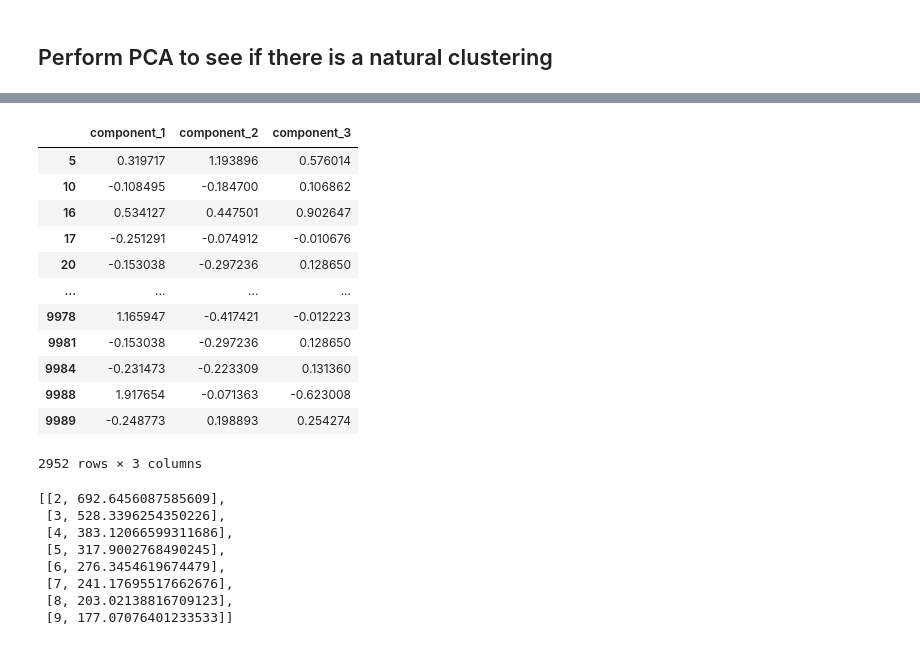
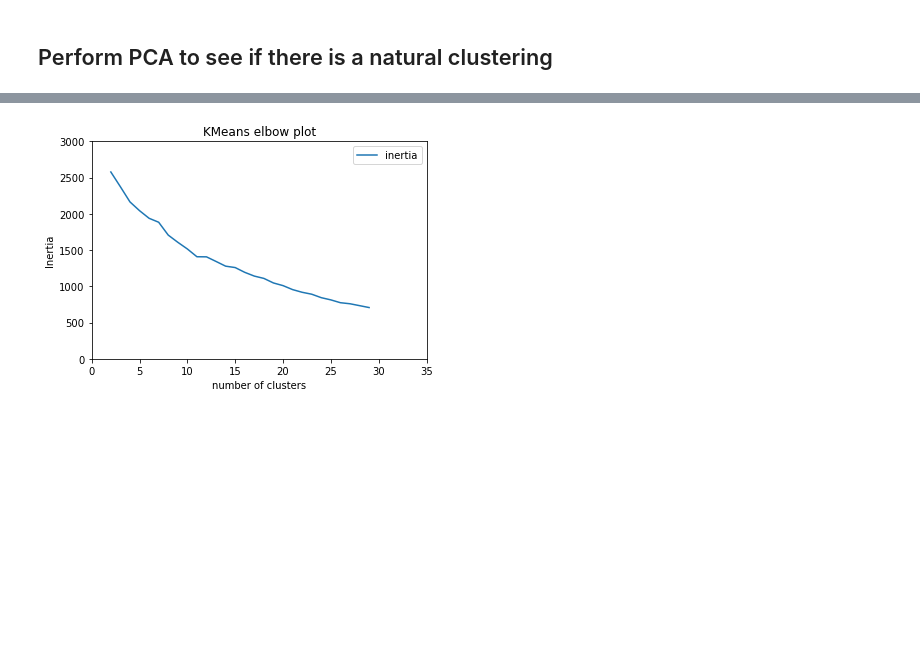
Before and after one commit to ccwillmore/Recipe_project, a Jupyter notebook: spices_only_kmeans/spices_only_workbook.ipynb, the cells around one changed output, grey strips where cells are left out. Saved outputs shown, nothing was run; the diff lists cells and outputs as text; code cells hidden in the pictures; blank space fills up the shorter version.

```diff
--- a/spices_only_kmeans/spices_only_workbook.ipynb
+++ b/spices_only_kmeans/spices_only_workbook.ipynb
@@ -92,3 +109,6 @@ plt.plot(variance_ratio_list_indexes, variance_ratio_list[:])
 # %%
-component_analysis = PCA(n_components = 3).fit(spice_df)
+component_analysis = PCA(n_components = 21).fit(spice_df)
 components = component_analysis.transform(spice_df)
+for i in range (1,21):
+    spice_df[f'component_{i}'] = components[:,i]
+spice_df
@@ -132,33 +133,17 @@ X_for_KMeans = spice_df[['component_1','component_2','component_3']]
-# %%
-X_for_KMeans
-# %% [output]
-|  | component_1 | component_2 | component_3 |
-| 5 | 0.319717 | 1.193896 | 0.576014 |
-| 10 | -0.108495 | -0.184700 | 0.106862 |
-| 16 | 0.534127 | 0.447501 | 0.902647 |
-| 17 | -0.251291 | -0.074912 | -0.010676 |
-| 20 | -0.153038 | -0.297236 | 0.128650 |
-| ... | ... | ... | ... |
-| 9978 | 1.165947 | -0.417421 | -0.012223 |
-| 9981 | -0.153038 | -0.297236 | 0.128650 |
-| 9984 | -0.231473 | -0.223309 | 0.131360 |
-| 9988 | 1.917654 | -0.071363 | -0.623008 |
-| 9989 | -0.248773 | 0.198893 | 0.254274 |
-2952 rows × 3 columns
 # %%
 inertias = []
-for k in range (2,10):
+for k in range (2,30):
     kmeans_model = KMeans(n_clusters = k, random_state=42)
     kmeans_model.fit(X_for_KMeans)
     classes = kmeans_model.predict(X_for_KMeans)
     inertias.append([k,kmeans_model.inertia_])
-inertias
+inertias_df = pd.DataFrame(inertias, columns=['k','inertia'])
+inertias_df.plot(x='k', y='inertia')
+plt.xlim([0.0, 35])
+plt.ylim([0.0, 3000])
+plt.xlabel('number of clusters')
+plt.ylabel('Inertia')
+plt.title('KMeans elbow plot')
+plt.show()
 # %% [output]
-[[2, 692.6456087585609],
- [3, 528.3396254350226],
- [4, 383.12066599311686],
- [5, 317.9002768490245],
- [6, 276.3454619674479],
- [7, 241.17695517662676],
- [8, 203.02138816709123],
- [9, 177.07076401233533]]
+[figure, added]
```
Also changed, not shown: parts of 20 cells of this notebook, 1 other file.
